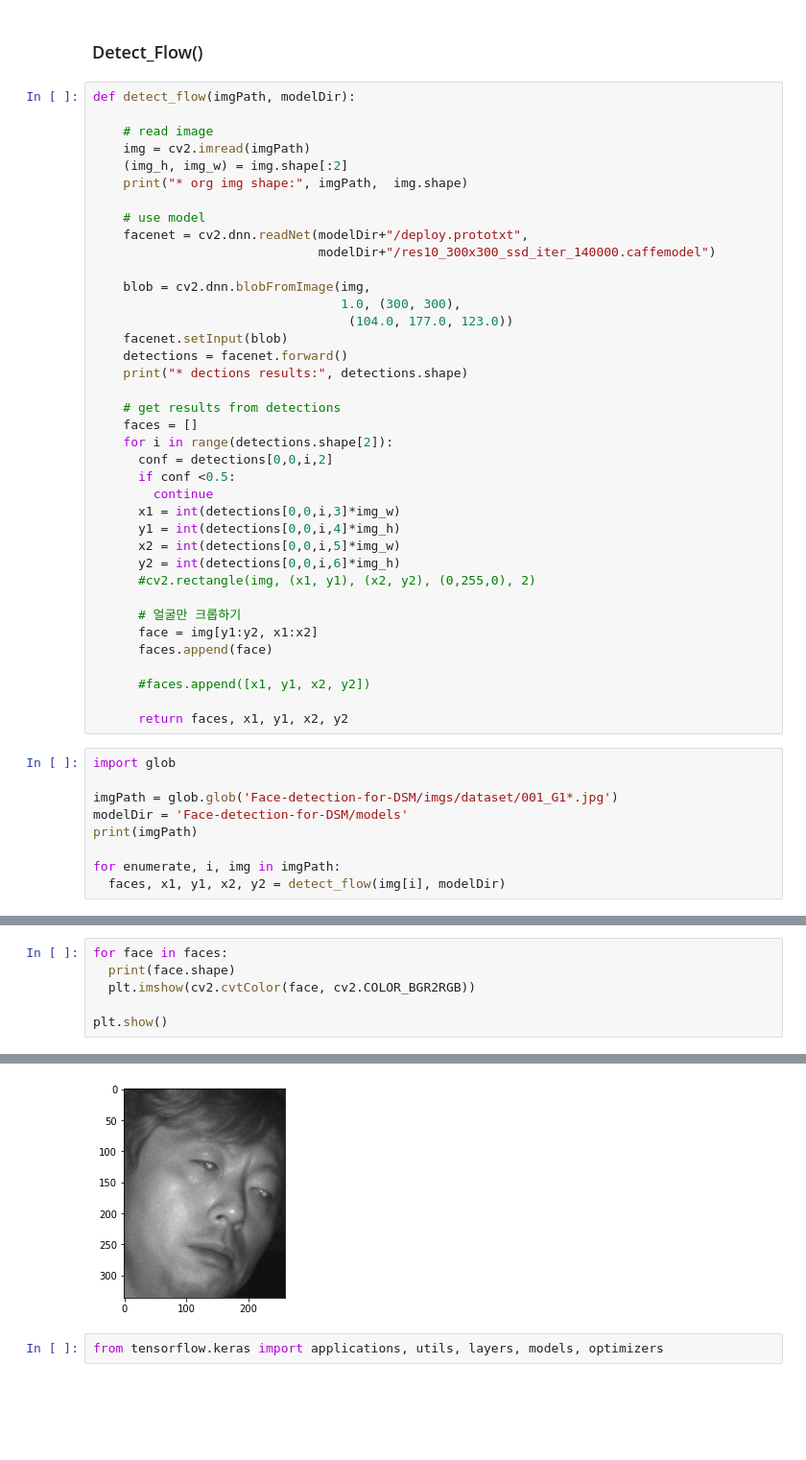
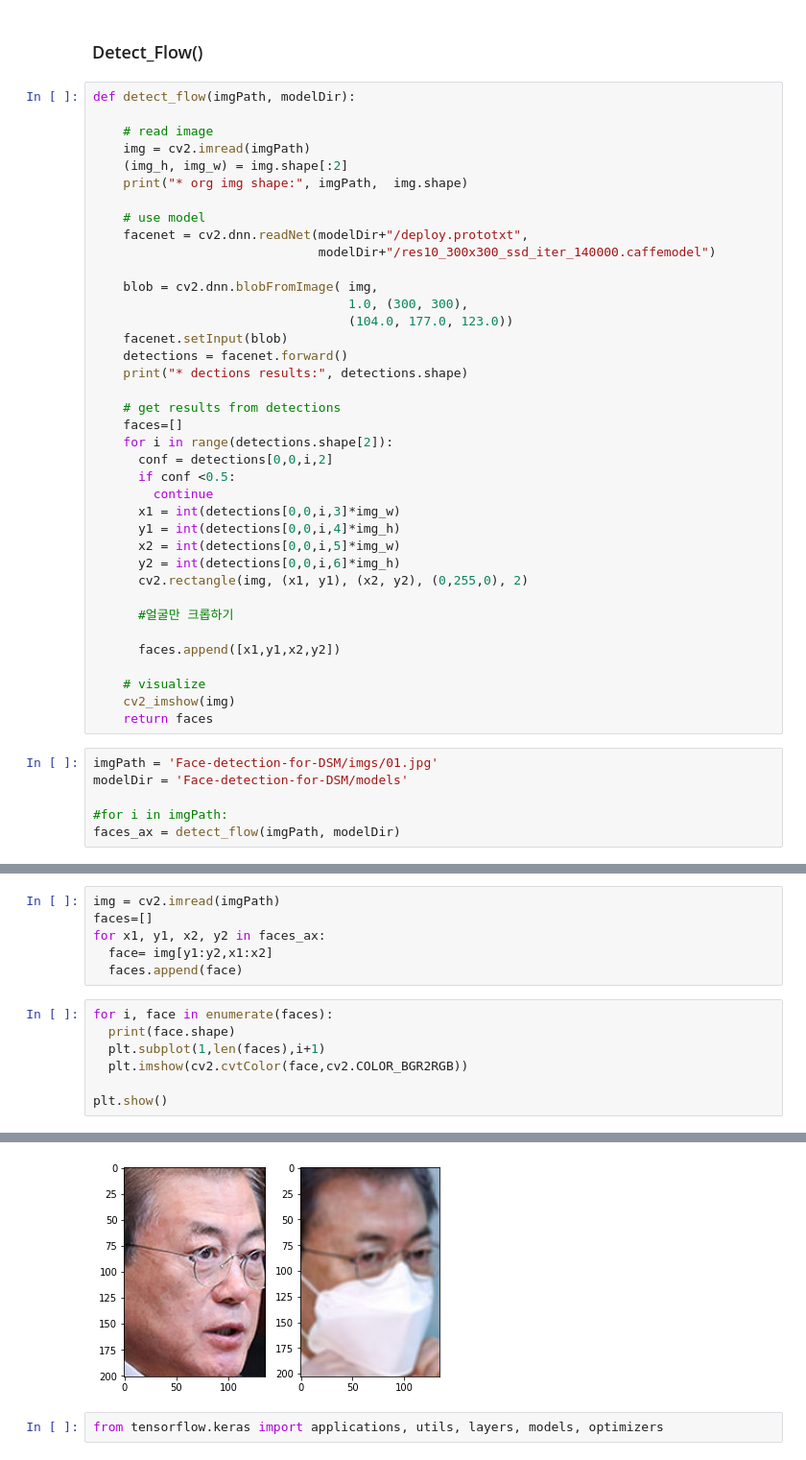
Before and after one commit to josooik/DeepLearning, a Jupyter notebook: 2021_11_01_detertor_with_mask.ipynb, the cells around one changed output, grey strips where cells are left out. Shown at 96% size. Drawn from its saved outputs; the diff is of its cells as text; blank space fills up the shorter version.

```diff
--- a/2021_11_01_detertor_with_mask.ipynb
+++ b/2021_11_01_detertor_with_mask.ipynb
@@ -23,15 +23,15 @@ def detect_flow(imgPath, modelDir):
     facenet = cv2.dnn.readNet(modelDir+"/deploy.prototxt",
                               modelDir+"/res10_300x300_ssd_iter_140000.caffemodel")
 
-    blob = cv2.dnn.blobFromImage(img,
-                                 1.0, (300, 300),
+    blob = cv2.dnn.blobFromImage( img,
+                                  1.0, (300, 300),
     	                          (104.0, 177.0, 123.0))
     facenet.setInput(blob)
     detections = facenet.forward()
     print("* dections results:", detections.shape)
 
     # get results from detections
-    faces = []
+    faces=[]
     for i in range(detections.shape[2]):
       conf = detections[0,0,i,2]
       if conf <0.5:
@@ -40,22 +40,19 @@ def detect_flow(imgPath, modelDir):
       y1 = int(detections[0,0,i,4]*img_h)
       x2 = int(detections[0,0,i,5]*img_w)
       y2 = int(detections[0,0,i,6]*img_h)
-      #cv2.rectangle(img, (x1, y1), (x2, y2), (0,255,0), 2)
+      cv2.rectangle(img, (x1, y1), (x2, y2), (0,255,0), 2)
 
-      # 얼굴만 크롭하기
-      face = img[y1:y2, x1:x2]
-      faces.append(face)
+      #얼굴만 크롭하기
 
-      #faces.append([x1, y1, x2, y2])
+      faces.append([x1,y1,x2,y2])
 
-      return faces, x1, y1, x2, y2
+    # visualize
+    cv2_imshow(img)
+    return faces
 # %%
-import glob
+imgPath = 'Face-detection-for-DSM/imgs/01.jpg'
+modelDir = 'Face-detection-for-DSM/models'
 
-imgPath = glob.glob('Face-detection-for-DSM/imgs/dataset/001_G1*.jpg')
-modelDir = 'Face-detection-for-DSM/models'
-print(imgPath)
-
-for enumerate, i, img in imgPath:
-  faces, x1, y1, x2, y2 = detect_flow(img[i], modelDir)
+#for i in imgPath:
+faces_ax = detect_flow(imgPath, modelDir)
 # %% [output]
@@ -64,7 +62,14 @@ ValueError: ignored
+# %%
+img = cv2.imread(imgPath)
+faces=[]
+for x1, y1, x2, y2 in faces_ax:
+  face= img[y1:y2,x1:x2]
+  faces.append(face)
 # %%
-for face in faces:
+for i, face in enumerate(faces):
   print(face.shape)
-  plt.imshow(cv2.cvtColor(face, cv2.COLOR_BGR2RGB))
+  plt.subplot(1,len(faces),i+1)
+  plt.imshow(cv2.cvtColor(face,cv2.COLOR_BGR2RGB))
 
 plt.show()
 # %% [output]
@@ -72,4 +78,4 @@ plt.show()
-[figure, old version]
+[figure, new version]
 # %%
 from tensorflow.keras import applications, utils, layers, models, optimizers
 # %%
```
Also changed, not shown: parts of 7 cells of this notebook.
